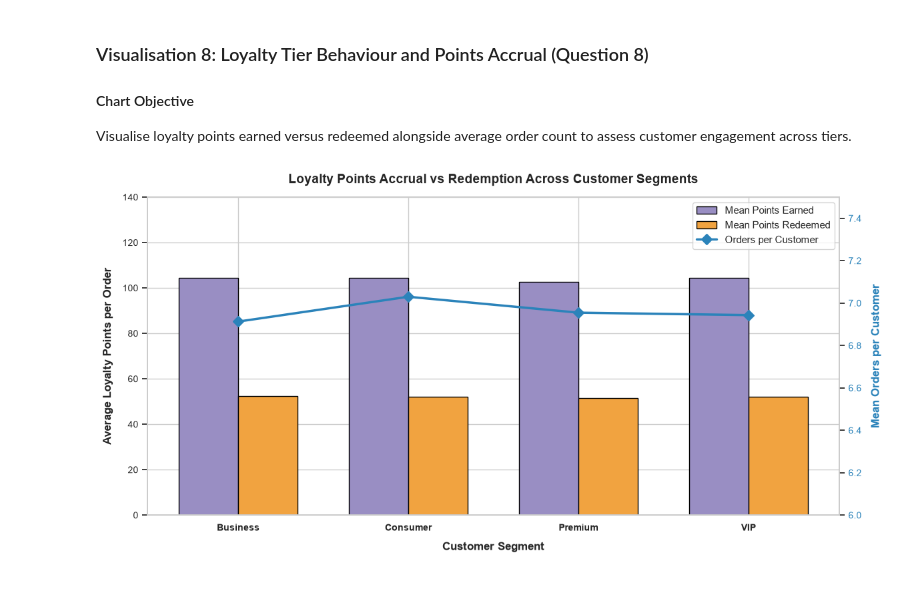
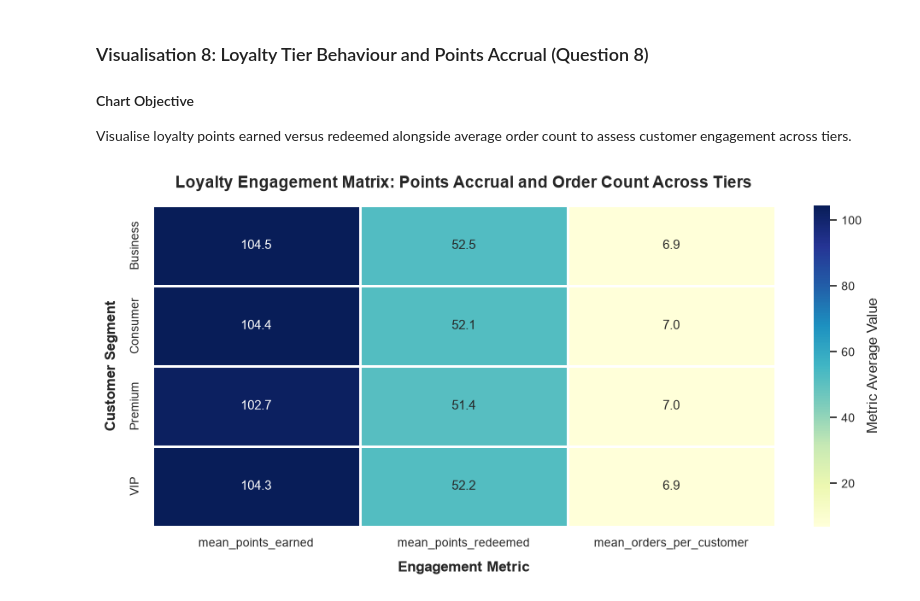
Before and after one commit to salmamxz/ecommerce-sales-customer-analysis, a Jupyter notebook: notebooks/V1_E-Commerce_Sales_and_Customer_Analysis.ipynb, the cells around one changed output. Saved outputs shown, nothing was run; the diff lists cells and outputs as text; code cells hidden in the pictures.

```diff
--- a/notebooks/V1_E-Commerce_Sales_and_Customer_Analysis.ipynb
+++ b/notebooks/V1_E-Commerce_Sales_and_Customer_Analysis.ipynb
@@ -1603,74 +1429,35 @@ plt.show()
 #### Chart Objective
 Visualise loyalty points earned versus redeemed alongside average order count to assess customer engagement across tiers.
 # %%
-segments = loyalty_engagement[loyalty_col]
-points_earned = loyalty_engagement["mean_points_earned"]
-points_redeemed = loyalty_engagement["mean_points_redeemed"]
-orders_per_cust = loyalty_engagement["mean_orders_per_customer"]
+import matplotlib.pyplot as plt
+import seaborn as sns
 
-x = np.arange(len(segments))
-width = 0.35
+# Pivot table: Customer Segment vs Mean Loyalty Metrics for Heatmap Analysis
+loyalty_heatmap_data = loyalty_engagement.set_index(loyalty_col)[[
+    "mean_points_earned",
+    "mean_points_redeemed",
+    "mean_orders_per_customer"
+]]
 
-fig, ax1 = plt.subplots(figsize=(12, 6))
+fig, ax = plt.subplots(figsize=(10, 5))
 
-# Primary Axis: Loyalty Points
-rects1 = ax1.bar(
-    x - width / 2,
-    points_earned,
-    width,
-    label="Mean Points Earned",
-    color="#998ec3",
-    edgecolor="black",
-)
-rects2 = ax1.bar(
-    x + width / 2,
-    points_redeemed,
-    width,
-    label="Mean Points Redeemed",
-    color="#f1a340",
-    edgecolor="black",
+sns.heatmap(
+    loyalty_heatmap_data,
+    annot=True,
+    fmt=".1f",
+    cmap="YlGnBu",
+    cbar_kws={"label": "Metric Average Value"},
+    linewidths=1,
+    linecolor="white",
+    ax=ax
 )
 
-ax1.set_title(
-    "Loyalty Points Accrual vs Redemption Across Customer Segments",
-    fontsize=14,
-    fontweight="bold",
-    pad=15,
-)
-ax1.set_xlabel("Customer Segment", fontweight="bold", labelpad=10)
-ax1.set_ylabel("Average Loyalty Points per Order", fontweight="bold", labelpad=10)
-ax1.set_xticks(x)
-ax1.set_xticklabels(segments, fontweight="bold")
-ax1.set_ylim(0, 140)
-
-# Secondary Axis: Order Frequency
-ax2 = ax1.twinx()
-ax2.plot(
-    x,
-    orders_per_cust,
-    color="#2b83ba",
-    marker="D",
-    linewidth=2.5,
-    markersize=8,
-    label="Orders per Customer",
-)
-ax2.set_ylabel(
-    "Mean Orders per Customer",
-    color="#2b83ba",
-    fontweight="bold",
-    labelpad=10,
-)
-ax2.tick_params(axis="y", labelcolor="#2b83ba")
-ax2.set_ylim(6.0, 7.5)
-ax2.grid(False)
-
-# Combined Legend
-lines_1, labels_1 = ax1.get_legend_handles_labels()
-lines_2, labels_2 = ax2.get_legend_handles_labels()
-ax1.legend(lines_1 + lines_2, labels_1 + labels_2, loc="upper right")
+ax.set_title("Loyalty Engagement Matrix: Points Accrual and Order Count Across Tiers", fontsize=14, fontweight="bold", pad=15)
+ax.set_xlabel("Engagement Metric", fontweight="bold", labelpad=10)
+ax.set_ylabel("Customer Segment", fontweight="bold", labelpad=10)
 
 plt.tight_layout()
 plt.show()
 # %% [output]
-[figure, old version]
+[figure, new version]
 # %% [markdown]
```
Also changed, not shown: parts of 20 cells of this notebook.
